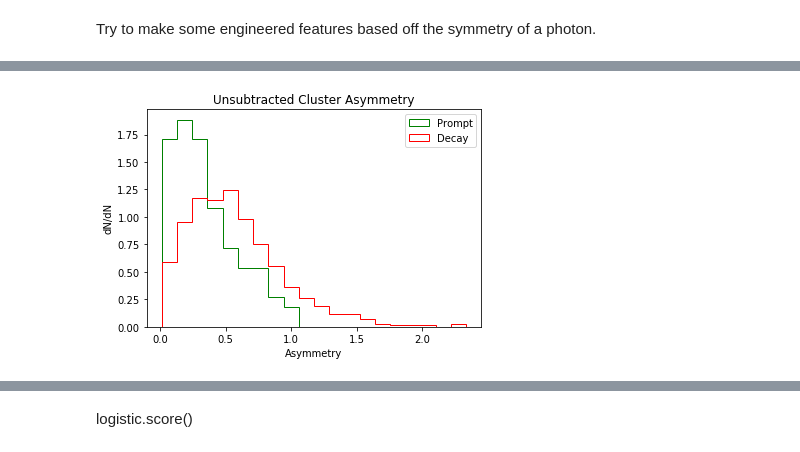
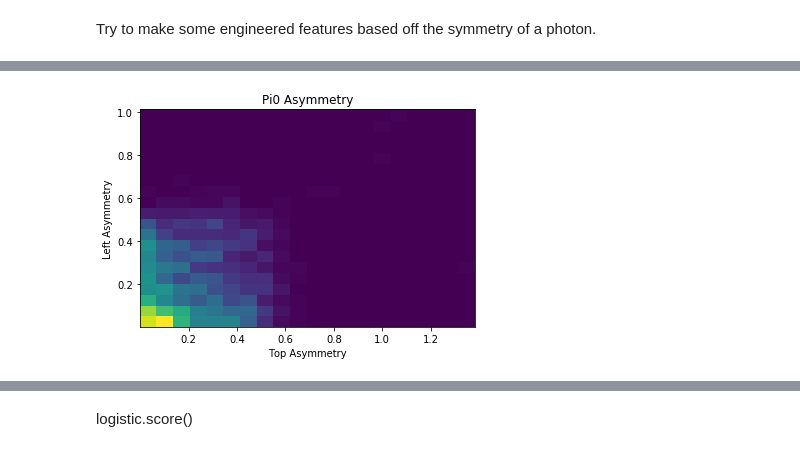
Before and after one commit to FrancescoVassalli/HIPhotonCluster, a Jupyter notebook: algoTesting/PiTest.ipynb, the cells around one changed output, grey strips where cells are left out. Drawn from its saved outputs; the diff is of its cells as text; code cells hidden in the pictures.

```diff
--- a/algoTesting/PiTest.ipynb
+++ b/algoTesting/PiTest.ipynb
@@ -119,6 +115,0 @@ class MLP(Algo):
-# %%
-def pid2Type(val):
-    if abs(val) in [311,313,421,423,511,513,111,113,130,221,331]:
-        return 0
-    else:
-        return 1
@@ -175,7 +166,8 @@ def csvToInput(signal,back):
     df = df.dropna()
     df['pid'] = df['pid'].apply(pid2Type)
     df = df.rename(columns = {'pid':'isPhoton'})
-    df = df[df['total_energy']<8]
+    df = df[df['total_energy']>11]
+    df = df[df['total_energy']<22]
     #groups = df.groupby(['pid'])
     #photons = groups.get_group(22)
     #photons['total_energy'].hist()
@@ -267,7 +257,8 @@ def asymmetry(df):
         series3 = series3 + df[title]
         title = name+str(c)
         series4 = series4 + df[title]
-    df['asymmetry'] = abs(series1-series2) + abs(series3-series4)
+    df['top_asymmetry'] = abs(series1-series2)
+    df['left_asymmetry']= abs(series3-series4)
     return df
 # %%
 def preprocess(train):
@@ -311,10 +294,11 @@ plt.show()
 # %%
 groups = train.groupby(['isPhoton'])
-plt.hist([groups.get_group(0)['asymmetry'].values,groups.get_group(1)['asymmetry'].values], bins=20,density=True,histtype='step',label=["Decay","Prompt"])
-plt.xlabel("Asymmetry")
-plt.ylabel("dN/dN")
-plt.title("Unsubtracted Cluster Asymmetry")
-plt.legend()
+plt.hist2d(groups.get_group(0)['top_asymmetry'].values,
+           groups.get_group(0)['left_asymmetry'].values,
+           bins=20,density=True)
+plt.xlabel("Top Asymmetry")
+plt.ylabel("Left Asymmetry")
+plt.title("Pi0 Asymmetry")
 plt.show()
 # %% [output]
-[figure, old version]
+[figure, new version]
```
Also changed, not shown: parts of 47 cells of this notebook.
